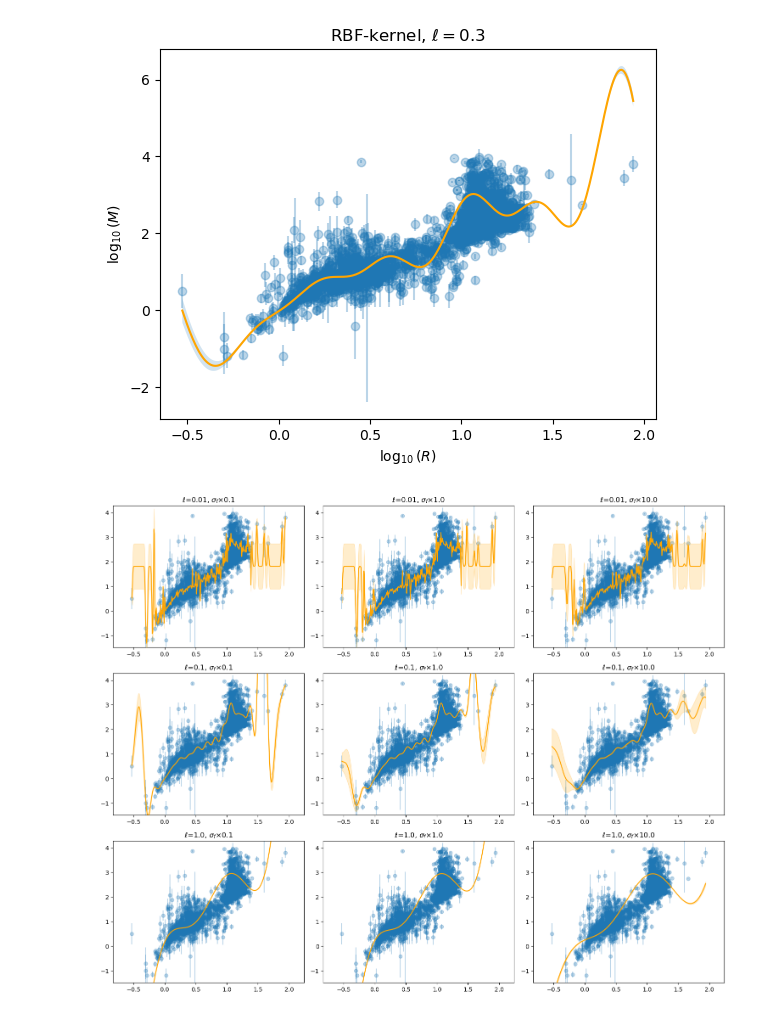
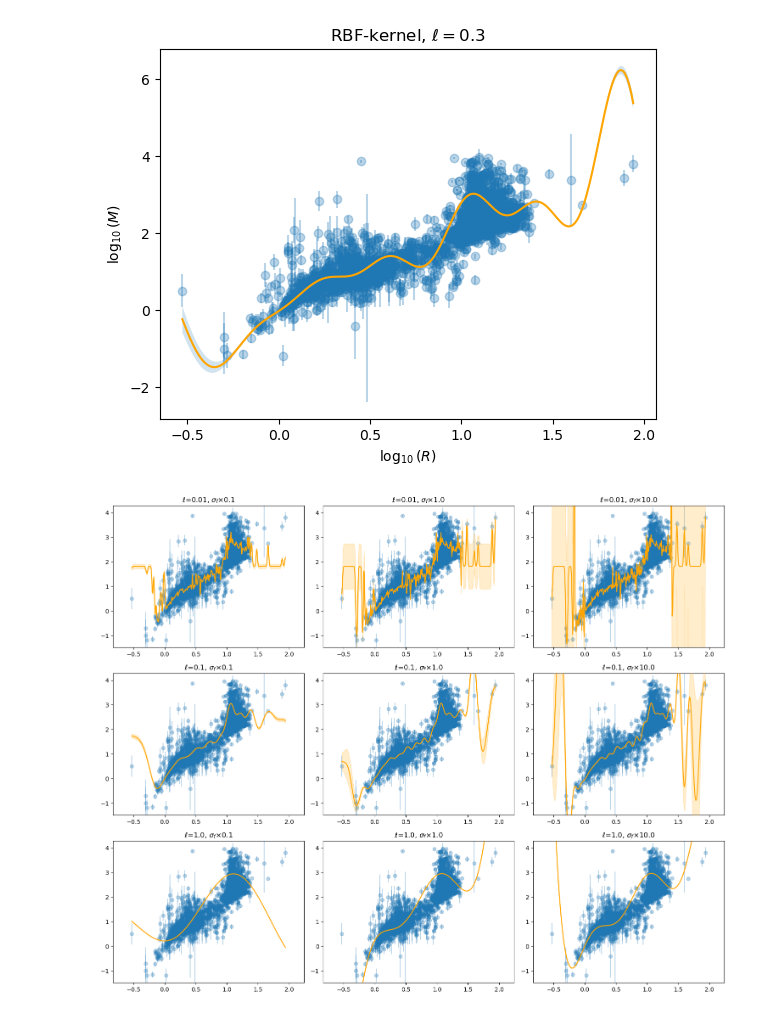
Before and after one commit to TarikOzpamuk/Astro_exercises, a Jupyter notebook: exercise5.ipynb, the cells around one changed output. Drawn from its saved outputs; the diff is of its cells as text; code cells hidden in the pictures.

```diff
--- a/exercise5.ipynb
+++ b/exercise5.ipynb
@@ -111,7 +111,7 @@ alpha = (alpha)**2
 
 #kernel = RBF(length_scale=0.01)
 
-kernel = RBF(
+kernel = ConstantKernel(constant_value=1.0, constant_value_bounds="fixed")*RBF(
     length_scale=1,
     length_scale_bounds=(0.3, 10)
 )
@@ -119,7 +119,7 @@ kernel = RBF(
 gp = GaussianProcessRegressor(
     kernel=kernel,
     alpha= alpha,
-    normalize_y=True
+    normalize_y=False
 )
 
 gp.fit(X, Y)
@@ -156,10 +156,10 @@ plt.savefig("firstplot.png")
 X = log_sample_a[:,0].reshape(-1,1)
 Y = log_sample_a[:,1]
 
-base_alpha = (log_sample_a[:,2])**2
+alpha = (log_sample_a[:,2])**2
 
 length_scales = [0.01, 0.1, 1.0]
-noise_scales = [0.1, 1.0, 10.0]
+noise_scales =[0.1, 1.0, 10.0]
 
 fig, axs = plt.subplots(3, 3, figsize=(15, 12))
 
@@ -168,9 +168,7 @@ x_pred = np.linspace(X.min(), X.max(), 300).reshape(-1, 1)
 for i, l in enumerate(length_scales):
     for j, ns in enumerate(noise_scales):
 
-        alpha = base_alpha * ns
-
-        kernel = RBF(length_scale=1.0,
+        kernel = ConstantKernel(constant_value=ns**2, constant_value_bounds="fixed") * RBF(length_scale=1.0,
                     length_scale_bounds = (l, 10))
 
         gp = GaussianProcessRegressor(
@@ -179,31 +177,31 @@ for i, l in enumerate(length_scales):
             normalize_y=True
         )
 
         gp.fit(X, Y)
 
         y_pred, y_std = gp.predict(x_pred, return_std=True)
 
         ax = axs[i, j]
 
         #ax.scatter(X, Y, alpha=0.3)
         ax.errorbar(X, Y, yerr=log_sample_a[:,2], fmt='o', alpha=0.3, zorder=1)
 
         ax.plot(x_pred, y_pred, color = "orange")
         ax.fill_between(
             x_pred.flatten(),
             y_pred - y_std,
             y_pred + y_std,
             color = "orange",
             alpha=0.2,
             zorder=3
         )
 
         ax.set_title(f"ℓ={l}, $\sigma_f$×{ns}")
         ax.set_xlim(X.min()-0.3, X.max()+0.3)
         ax.set_ylim(Y.min()-0.3, Y.max()+0.3)
 
 plt.tight_layout()
 plt.savefig("singlekernelmultparam.png")
 plt.show()
 # %% [output]
-[figure, old version]
+[figure, new version]
```
Also changed, not shown: parts of 3 cells of this notebook.
